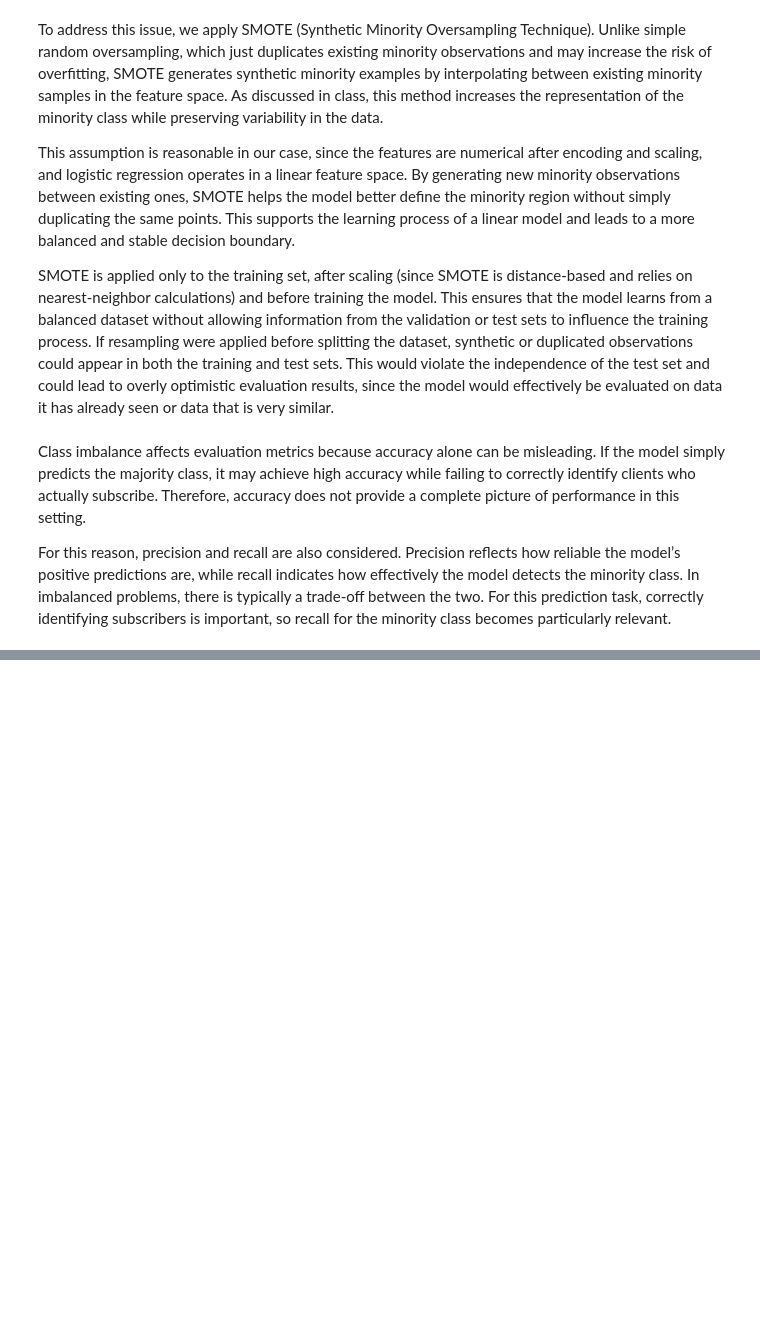
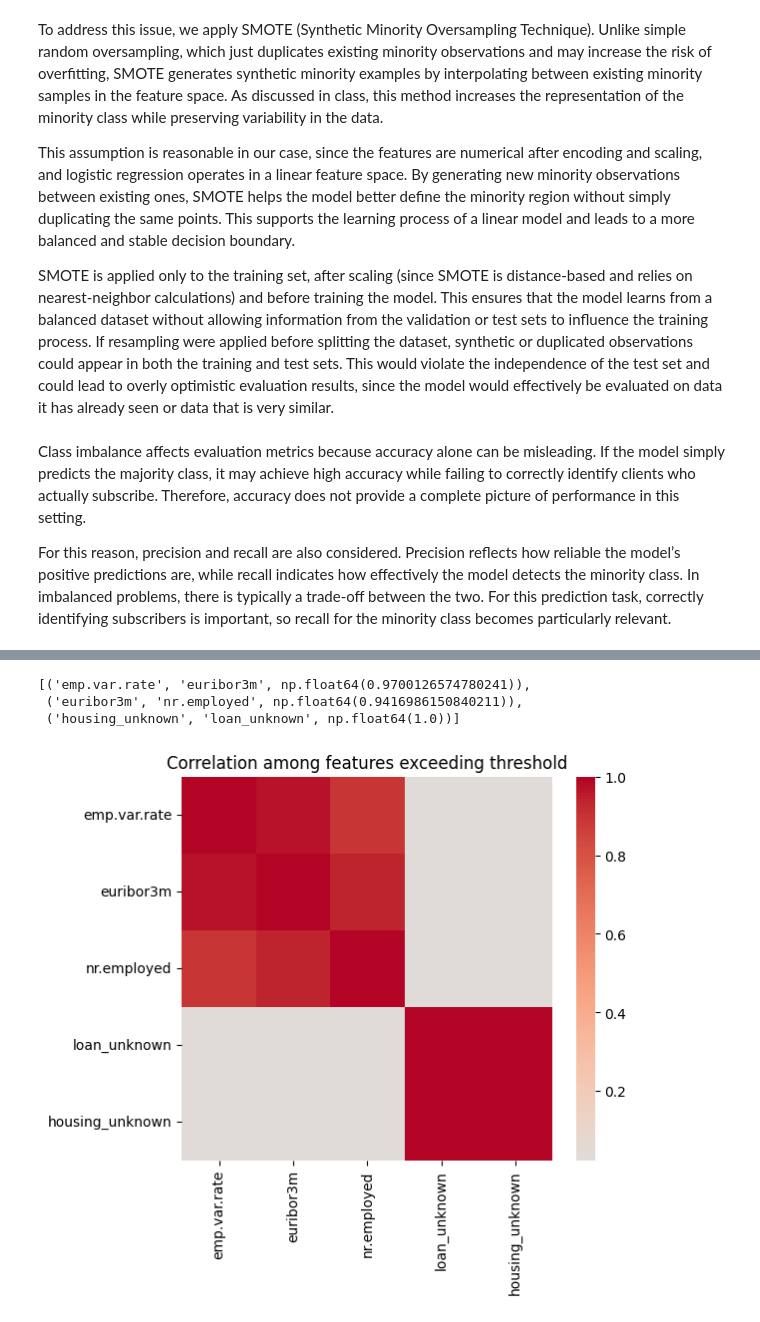
Before and after one commit to carlapalmes/ML-fundamentals-2026, a Jupyter notebook: assignment_1_carla_palmes_monzon.ipynb, the cells around one changed output, grey strips where cells are left out. Cells and saved outputs as stored; diff of their text form; code cells hidden in the pictures; blank space fills up the shorter version.

```diff
--- a/assignment_1_carla_palmes_monzon.ipynb
+++ b/assignment_1_carla_palmes_monzon.ipynb
@@ -537,0 +553,29 @@ For this reason, precision and recall are also considered. Precision reflects ho
+# %%
+threshold = 0.9
+corr = X_train_step.corr().abs()
+
+pairs = []
+for i in range(len(corr.columns)):
+    for j in range(i+1, len(corr.columns)):
+        if corr.iloc[i, j] > threshold:
+            pairs.append((corr.columns[i], corr.columns[j], corr.iloc[i, j]))
+
+pairs
+# %% [output]
+[('emp.var.rate', 'euribor3m', np.float64(0.9700126574780241)),
+ ('euribor3m', 'nr.employed', np.float64(0.9416986150840211)),
+ ('housing_unknown', 'loan_unknown', np.float64(1.0))]
+# %%
+import seaborn as sns
+import matplotlib.pyplot as plt
+
+cols_to_plot = list(set([p[0] for p in pairs] + [p[1] for p in pairs]))
+
+subset_corr = X_train_step[cols_to_plot].corr()
+
+plt.figure(figsize=(6,5))
+sns.heatmap(subset_corr, cmap="coolwarm", center=0)
+plt.title("Correlation among features exceeding threshold")
+plt.show()
+# %% [output]
+[figure, added]
```
Also changed, not shown: parts of 8 cells of this notebook.
